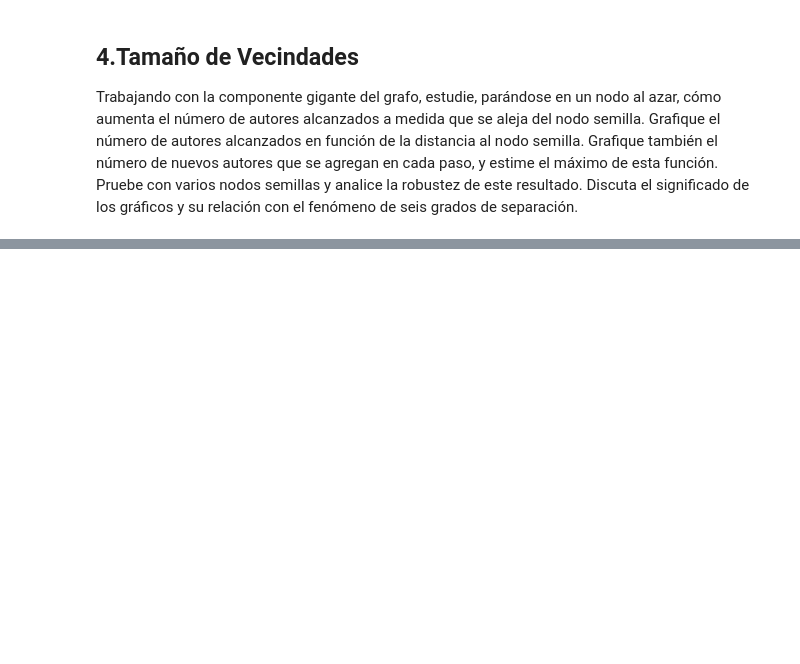
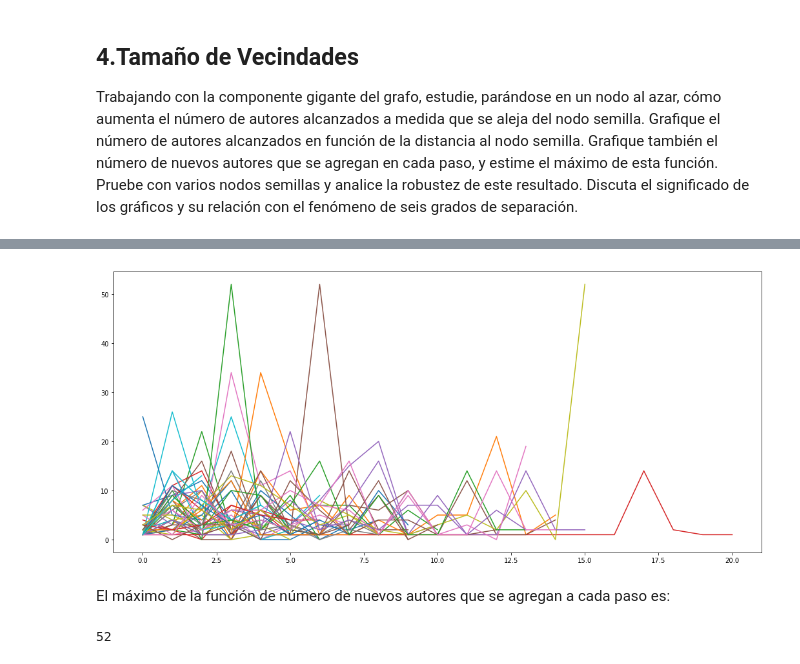
Before and after one commit to dgaus/cienciadatos, a Jupyter notebook: tp4/Ciencia de Datos - TP4.ipynb, the cells around one changed output, grey strips where cells are left out. Cells and saved outputs as stored; diff of their text form; code cells hidden in the pictures; blank space fills up the shorter version.

```diff
--- a/tp4/Ciencia de Datos - TP4.ipynb
+++ b/tp4/Ciencia de Datos - TP4.ipynb
@@ -97,0 +161,14 @@ de seis grados de separación.
+# %%
+# Generamos el gráfico de diferencia de vecinos agregados vs distancia.
+max_difference_per_random_node = []
+for neighbors_per_node in neighbors_per_node_list:
+    max_difference = generate_difference_between_added_neighbors_graphic(biggest_connected_component, neighbors_per_node)
+    max_difference_per_random_node.append(max_difference)
+# %% [output]
+[figure, added]
+# %% [markdown]
+El máximo de la función de número de nuevos autores que se agregan a cada paso es:
+# %%
+print(max(max_difference_per_random_node))
+# %% [output]
+52
```
Also changed, not shown: parts of 18 cells of this notebook, 2 other files.
